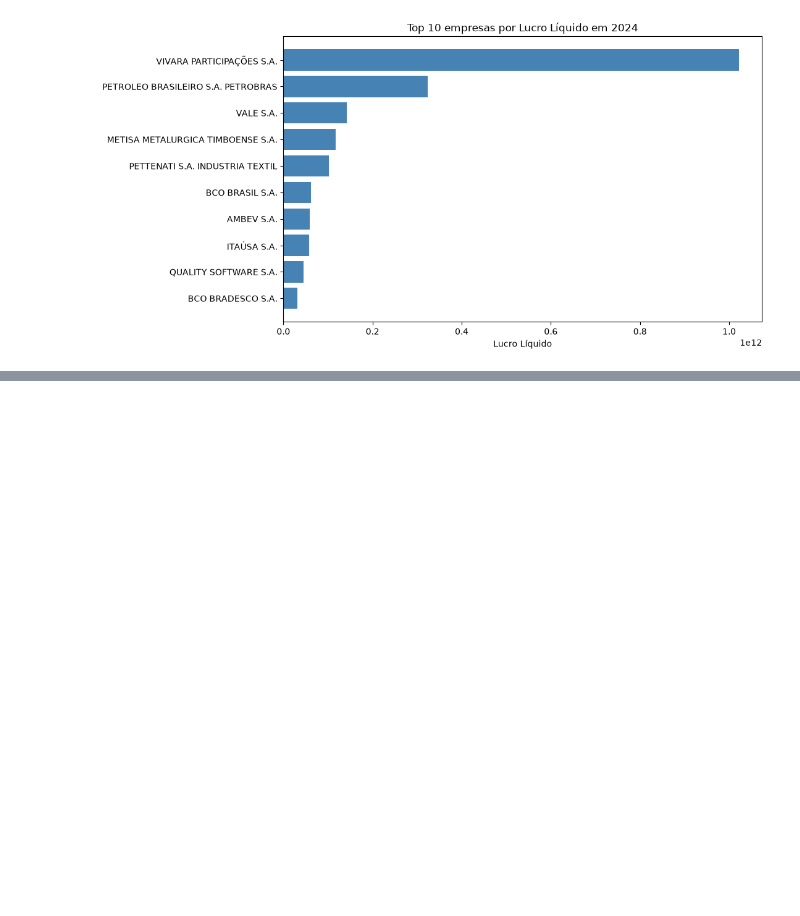
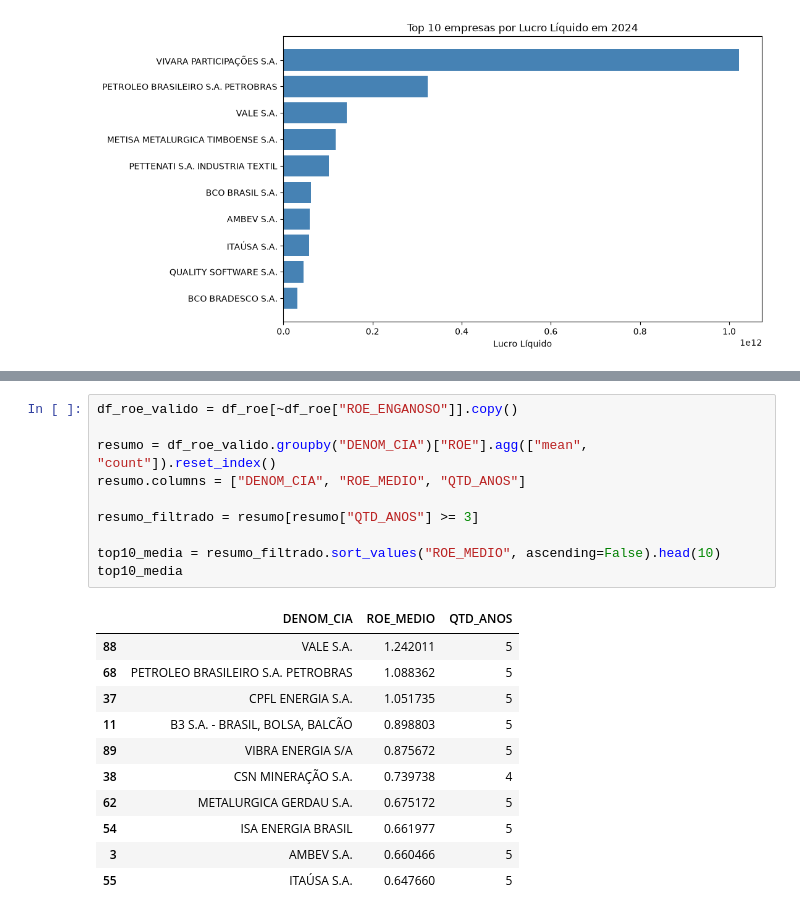
Before and after one commit to StylishGH/Empresas-B3-analise-de-dados, a Jupyter notebook: notebook/04_exploracao.ipynb, the cells around one changed output, grey strips where cells are left out. Saved outputs shown, nothing was run; the diff lists cells and outputs as text; blank space fills up the shorter version.

```diff
--- a/notebook/04_exploracao.ipynb
+++ b/notebook/04_exploracao.ipynb
@@ -106,0 +126,22 @@ KeyError: False
+# %%
+df_roe_valido = df_roe[~df_roe["ROE_ENGANOSO"]].copy()
+
+resumo = df_roe_valido.groupby("DENOM_CIA")["ROE"].agg(["mean", "count"]).reset_index()
+resumo.columns = ["DENOM_CIA", "ROE_MEDIO", "QTD_ANOS"]
+
+resumo_filtrado = resumo[resumo["QTD_ANOS"] >= 3]
+
+top10_media = resumo_filtrado.sort_values("ROE_MEDIO", ascending=False).head(10)
+top10_media
+# %% [output]
+|  | DENOM_CIA | ROE_MEDIO | QTD_ANOS |
+| 88 | VALE S.A. | 1.242011 | 5 |
+| 68 | PETROLEO BRASILEIRO S.A. PETROBRAS | 1.088362 | 5 |
+| 37 | CPFL ENERGIA S.A. | 1.051735 | 5 |
+| 11 | B3 S.A. - BRASIL, BOLSA, BALCÃO | 0.898803 | 5 |
+| 89 | VIBRA ENERGIA S/A | 0.875672 | 5 |
+| 38 | CSN MINERAÇÃO S.A. | 0.739738 | 4 |
+| 62 | METALURGICA GERDAU S.A. | 0.675172 | 5 |
+| 54 | ISA ENERGIA BRASIL | 0.661977 | 5 |
+| 3 | AMBEV S.A. | 0.660466 | 5 |
+| 55 | ITAÚSA S.A. | 0.647660 | 5 |
```
Also changed, not shown: parts of 2 cells of this notebook, 7 other files.
